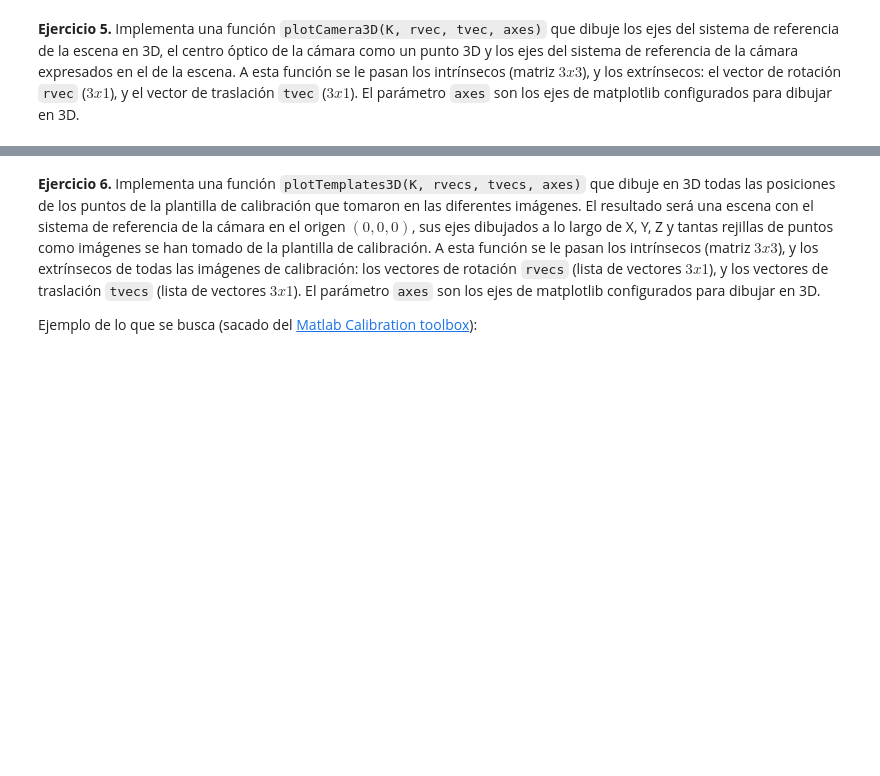
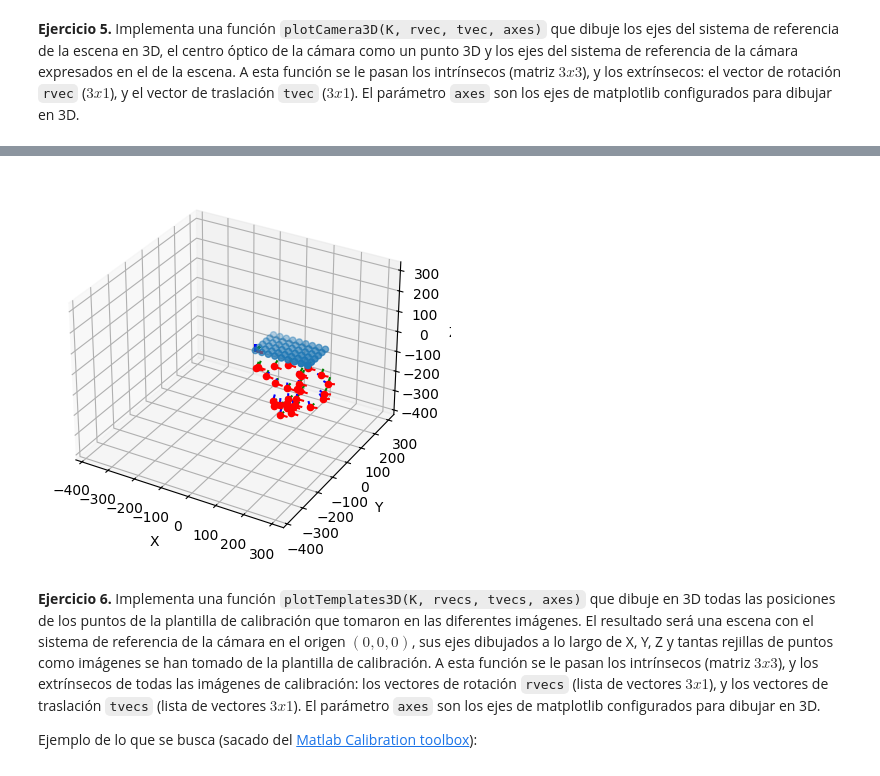
Before and after one commit to TarekElshami/Camera-Calibration-Zhang-Method, a Jupyter notebook: PracticaCalib2026_Alumnos.ipynb, the cells around one changed output, grey strips where cells are left out. Saved outputs shown, nothing was run; the diff lists cells and outputs as text; code cells hidden in the pictures; blank space fills up the shorter version.

```diff
--- a/PracticaCalib2026_Alumnos.ipynb
+++ b/PracticaCalib2026_Alumnos.ipynb
@@ -227,19 +370,2 @@ Presta atención al parámetro de salida ``rms`` ¿qué significa este parámetr
 # %% [markdown]
 **Ejercicio 5.** Implementa una función ``plotCamera3D(K, rvec, tvec, axes)`` que dibuje los ejes del sistema de referencia de la escena en 3D, el centro óptico de la cámara como un punto 3D y los ejes del sistema de referencia de la cámara expresados en el de la escena. A esta función se le pasan los intrínsecos (matriz $3x3$), y los extrínsecos: el vector de rotación ``rvec`` ($3x1$), y el vector de traslación ``tvec`` ($3x1$). El parámetro ``axes`` son los ejes de matplotlib configurados para dibujar en 3D.
-# %%
-def plot3DPoints(Pts, axes):
-
-    x = Pts[:, 0]
-    y = Pts[:, 1]
-    z = Pts[:, 2]
-    axes.scatter3D(x, y, z, 'k')
-
-
-def plotCamera3D(K, rvec, tvec, axes=None):
-
-    if axes is None:
-        axes = ppl.axes(projection = '3d')
-
-    # Para poder mover el punto de vista en la ventana 3D interactivamente, hay que descomentar "%matplotlib tk"
-    # habrá que usar axes.scatter3d y/o axes.plot3d
-    ... POR HACER ...
@@ -274,15 +446,18 @@ Ejemplo de lo que se busca (sacado del [Matlab Calibration toolbox](http://robot
 # %%
 ppl.figure()
 axes = ppl.axes(projection='3d')
 axes.set_xlabel('X')
 axes.set_ylabel('Y')
 axes.set_zlabel('Z')
-plot3DPoints(cb_points, axes) # pintar esquinas del "ajedrez" en 3D
+plot3DPoints(cb_points, axes)
 
-... POR HACER ...
+for image_index in range(len(rvecs)):
+    plotCamera3D(intrinsics, rvecs[image_index], tvecs[image_index], axes)
 
 scaling = np.array([getattr(axes, 'get_{}lim'.format(dim))() for dim in 'xyz']); axes.auto_scale_xyz(*[[np.min(scaling), np.max(scaling)]]*3)
 ppl.show()
+# %% [output]
+[figure, added]
 # %% [markdown]
 **Ejercicio 6.** Implementa una función ``plotTemplates3D(K, rvecs, tvecs, axes)`` que dibuje en 3D todas las posiciones de los puntos de la plantilla de calibración que tomaron en las diferentes imágenes. El resultado será una escena con el sistema de referencia de la cámara en el origen $(0,0,0)$, sus ejes dibujados a lo largo de X, Y, Z y tantas rejillas de puntos como imágenes se han tomado de la plantilla de calibración. A esta función se le pasan los intrínsecos (matriz $3x3$), y los extrínsecos de todas las imágenes de calibración: los vectores de rotación ``rvecs`` (lista de vectores $3x1$), y los vectores de traslación ``tvecs`` (lista de vectores $3x1$). El parámetro ``axes`` son los ejes de matplotlib configurados para dibujar en 3D.
 
```
Also changed, not shown: parts of 13 cells of this notebook.
